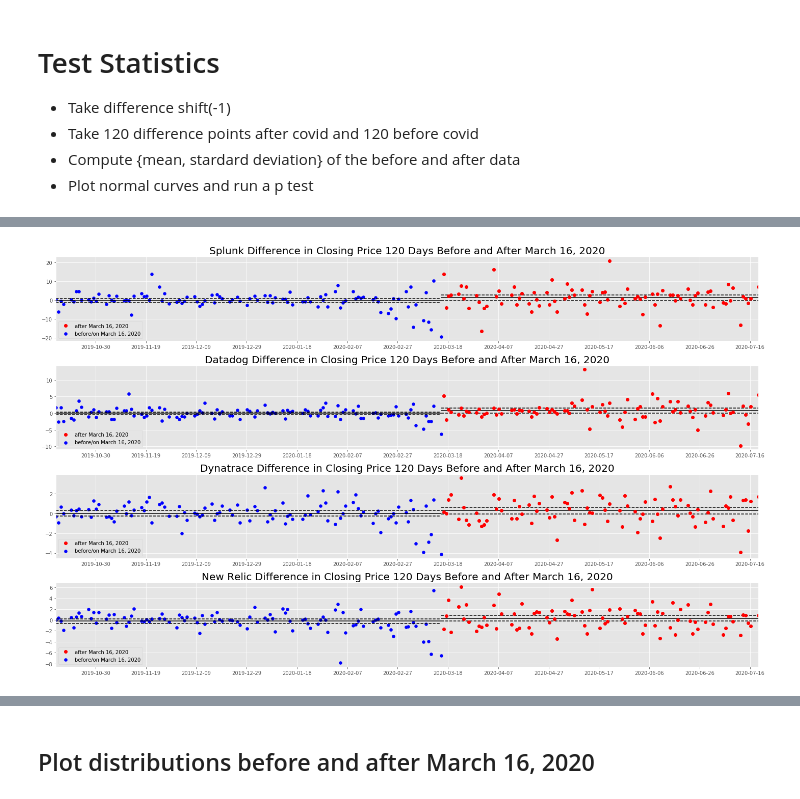
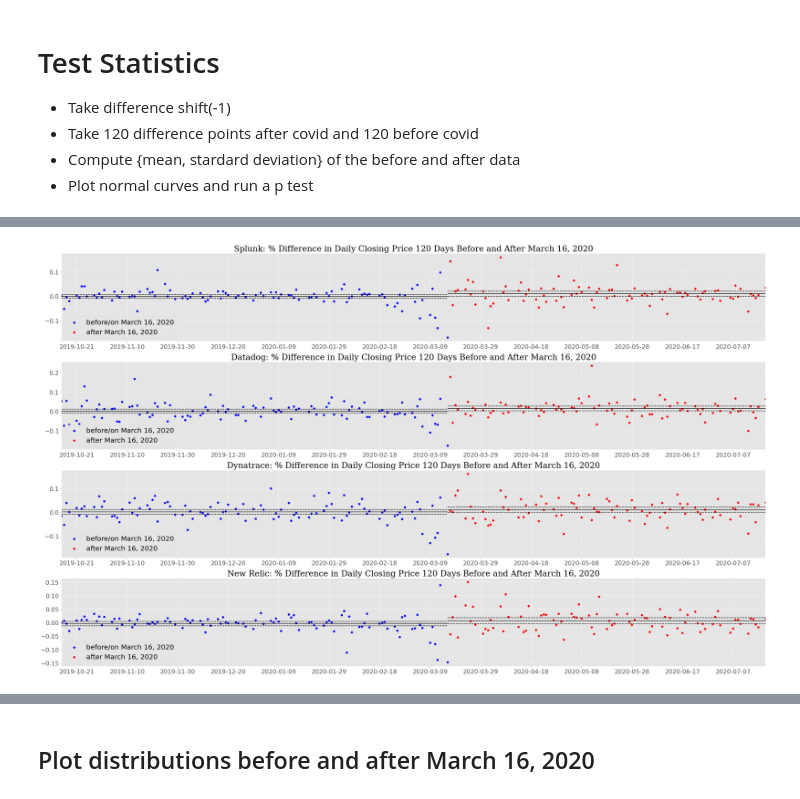
Before and after one commit to rghosh8/capstone-1, a Jupyter notebook: src/exploration.ipynb, the cells around one changed output, grey strips where cells are left out. Cells and saved outputs as stored; diff of their text form; code cells hidden in the pictures.

```diff
--- a/src/exploration.ipynb
+++ b/src/exploration.ipynb
@@ -35,18 +78,22 @@ filepaths
 # %% [markdown]
 ### Baseline
 # %%
-fig, ax = plt.subplots(figsize=(16, 4))
-data = data_assessment('../data/GSPC.csv', reference_date, current_date, moveback_date)
+fig, ax = plt.subplots(figsize=(24, 8))
+data = data_frame('../data/GSPC.csv', reference_date, current_date, moveback_date)
 ax.plot(data.df.index, data.df['Close'], color='k', label='S&P 500', linewidth=2)
-ax.legend(loc='best', prop={'size': 20});
-ax.set_title('Daily Closing Price ($) for S&P 500', fontdict=font, color='k');
-ax.vlines(data.reference_date, 2100, 3500, colors='#C0392B', linestyles='dashed', linewidth=4)
+ax.legend(loc='upper left', prop={'size': 20})
+ax.set_title('Daily Closing Price ($) for S&P 500', fontdict=font)
+
+plot_vlines(ax, [data.reference_date, data.moveback_date, data.current_date], [2100, 3500], ['#C0392B', '#C0392B', '#C0392B'], ['dashed', 'dashed', 'dashed'], [4,4,4])
+put_text(ax, [data.moveback_date,data.reference_date,data.current_date], [3200,3200,2700], [r'Oct 15, 2019', r'March 16, 2020', r'July 20, 2020'], [font,font,font], ['left', 'left', 'right'])
 
 ax.xaxis.set_tick_params(rotation=75)
-ax.tick_params(axis='x', labelsize=18)
-ax.tick_params(axis='y', labelsize=18)
-ax.text(data.reference_date, 3200, r'March 16, 2020', fontdict=font);
+set_axis_sizes(ax)
+
 ax.set_ylim(2100, 3500)
+ax.set_xlim(data.start_date, data.current_date)
+ax.set_xlabel('Time in Days', fontdict=font)
+ax.set_ylabel('Stock Price ($)', fontdict=font)
 fig.tight_layout()
 plt.savefig('../figures/baseline.png')
 # %% [output]
@@ -127,28 +153,31 @@ statistics['Splunk']['before']['mean']
 # %%
-fig, axs = plt.subplots(4, 1, figsize=(20, 12))
+fig, axs = plt.subplots(4, 1, figsize=(30, 18))
 
-filepaths = list(['../data/SPLK.csv', '../data/DDOG.csv', '../data/DT.csv', '../data/NEWR.csv'])
 for filepath, ax  in zip(filepaths, axs):
-    data = data_assessment(filepath, reference_date, current_date, moveback_date).before_after
+    data = data_frame(filepath, reference_date, current_date, moveback_date).before_after
     before, after = data.before, data.after
-    ax.scatter(before.index, before["Diff"], color='b', label='before/on March 16, 2020')
-    ax.hlines(statistics[refer[filepath]]['before']['mean'], data.moveback_date, data.reference_date, colors='k', linestyles='solid')
-    ax.hlines(statistics[refer[filepath]]['before']['mean'] + 2.576* statistics[refer[filepath]]['before']['se'], data.moveback_date, data.reference_date, colors='k', linestyles='dashed')
-    ax.hlines(statistics[refer[filepath]]['before']['mean'] - 2.576* statistics[refer[filepath]]['before']['se'], data.moveback_date, data.reference_date, colors='k', linestyles='dashed')
-    ax.plot(after.index, after["Diff"], 'o', color='r', label='after March 16, 2020')
-    ax.hlines(statistics[refer[filepath]]['after']['mean'], data.reference_date, data.current_date, colors='k', linestyles='solid')
-    ax.hlines(statistics[refer[filepath]]['after']['mean'] + 2.576 * statistics[refer[filepath]]['after']['se'], data.reference_date, data.current_date, colors='k', linestyles='dashed')
-    ax.hlines(statistics[refer[filepath]]['after']['mean'] - 2.576 * statistics[refer[filepath]]['after']['se'], data.reference_date, data.current_date, colors='k', linestyles='dashed')
-#     ax.vlines(data.reference_date, np.min(data.df['Diff'])-1, np.max(data.df['Diff'])+1, colors='#C0392B', linestyles='dashed', linewidth=4)
+    ax.scatter(before.index, before["Pct_Diff"], color='b', label='before/on March 16, 2020')
+    ax.scatter(after.index, after["Pct_Diff"], color='r', label='after March 16, 2020')
+
+
+    before_mean,before_se=statistics(filepaths)[refer[filepath]]['before']['mean'], statistics(filepaths)[refer[filepath]]['before']['se']
+    after_mean, after_se=statistics(filepaths)[refer[filepath]]['after']['mean'], statistics(filepaths)[refer[filepath]]['after']['se']
+    before_lower, before_upper = confidence_interval(before_mean, before_se, '99%').values()
+    after_lower, after_upper = confidence_interval(after_mean, after_se, '99%').values()
+
+    plot_hlines(ax, [before_lower, before_mean, before_upper], [data.moveback_date, data.reference_date], ['k', 'k', 'k'], ['dashed', 'solid', 'dashed'])
+    plot_hlines(ax, [after_lower, after_mean, after_upper], [data.reference_date, data.current_date], ['k', 'k', 'k'], ['dashed', 'solid', 'dashed'])
+
 
     start, end = ax.get_xlim()
     ax.xaxis.set_ticks(np.arange(start, end, 20));
-    ax.set_title(refer[filepath] + ' Difference in Closing Price 120 Days Before and After March 16, 2020', fontsize=20);
+    ax.set_title(refer[filepath] + ': % Difference in Daily Closing Price 120 Days Before and After March 16, 2020', fontdict=font);
     ax.set_xlim((data.moveback_date, data.current_date))
-    ax.legend(loc='lower left')
+    ax.legend(loc='lower left', prop={'size': 20})
+    set_axis_sizes(ax)
 
 
 fig.tight_layout();
 # plt.savefig('../figures/before_after_diff_distribution.png')
 # %% [output]
-[figure, old version]
+[figure, new version]
```
Also changed, not shown: parts of 36 cells of this notebook, 9 other files.
